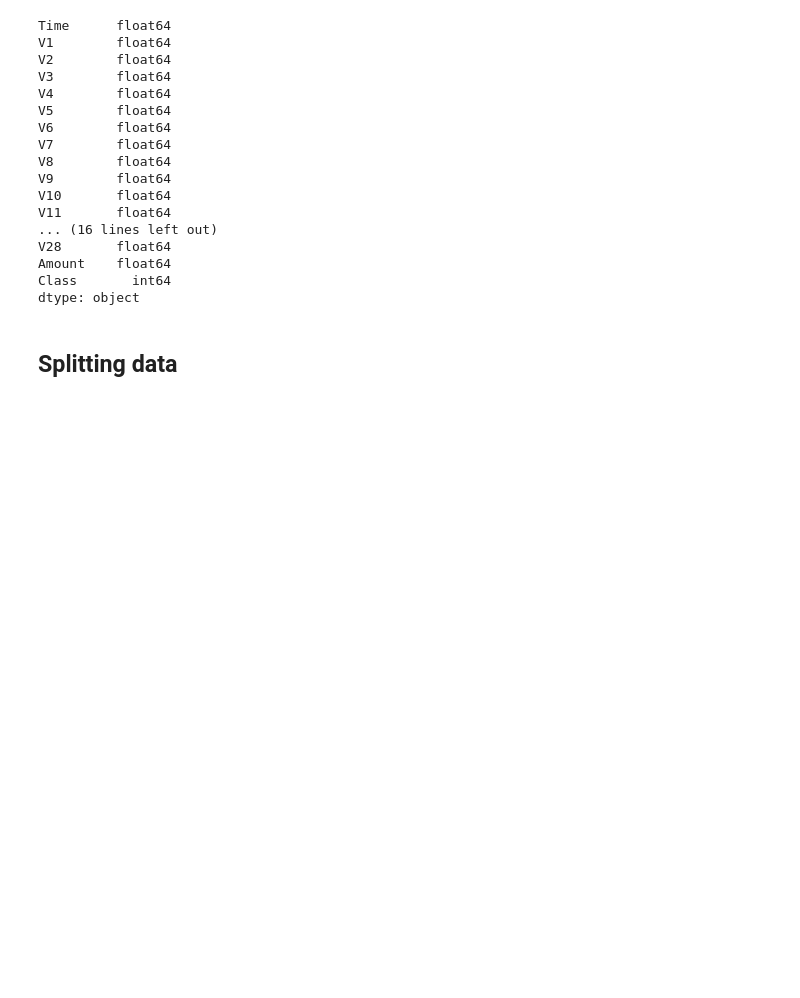
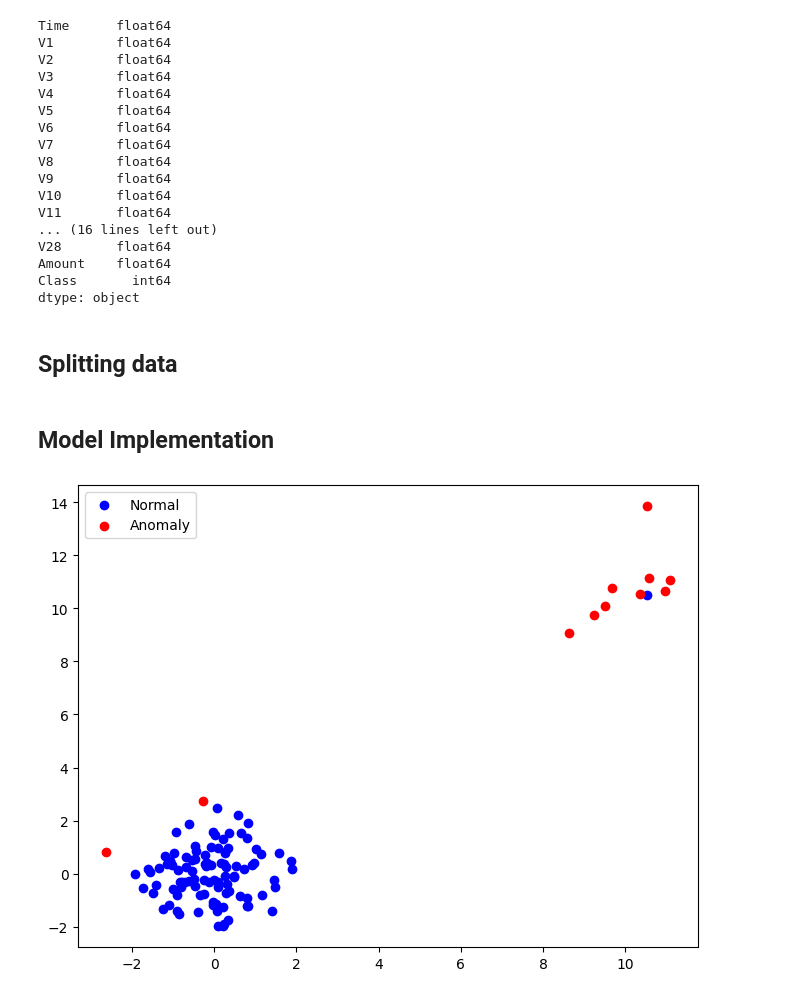
Before and after one commit to ShashankMk031/Anomaly-Detection, a Jupyter notebook: main.ipynb, the cells around one changed output. Saved outputs shown, nothing was run; the diff lists cells and outputs as text; code cells hidden in the pictures; blank space fills up the shorter version.

Commit message:
Initate model

```diff
--- a/main.ipynb
+++ b/main.ipynb
@@ -220,3 +220,5 @@ X_train, X_test,y_train, y_test = train_test_split(
     random_state= 42, #makes sure spilt is constant i.e every time code runs same split is produced.
     stratify= y #Makes sure portion of outliers in train and test are same.
     )
+# %% [markdown]
+## Model Implementation
@@ -222,0 +227,25 @@ X_train, X_test,y_train, y_test = train_test_split(
+# %%
+# Simple test to verify installation
+if __name__ == "__main__":
+    # Create a simple dataset
+    np.random.seed(42)
+    data = np.concatenate([
+        np.random.normal(0, 1, size=(100, 2)),  # Normal data
+        np.random.normal(10, 1, size=(10, 2))    # Anomalous data
+    ])
+
+    # Initialize and fit the model
+    model = IsolationForest(contamination=0.1)
+    model.fit(data)
+
+    # Predict anomalies
+    predictions = model.predict(data)
+
+    # Plot the results
+    plt.figure(figsize=(8, 6))
+    plt.scatter(data[predictions == 1, 0], data[predictions == 1, 1], c='blue', label='Normal')
+    plt.scatter(data[predictions == -1, 0], data[predictions == -1, 1], c='red', label='Anomaly')
+    plt.legend()
+    plt.show()
+# %% [output]
+[figure, added]
```
Also changed, not shown: parts of 2 cells of this notebook.
